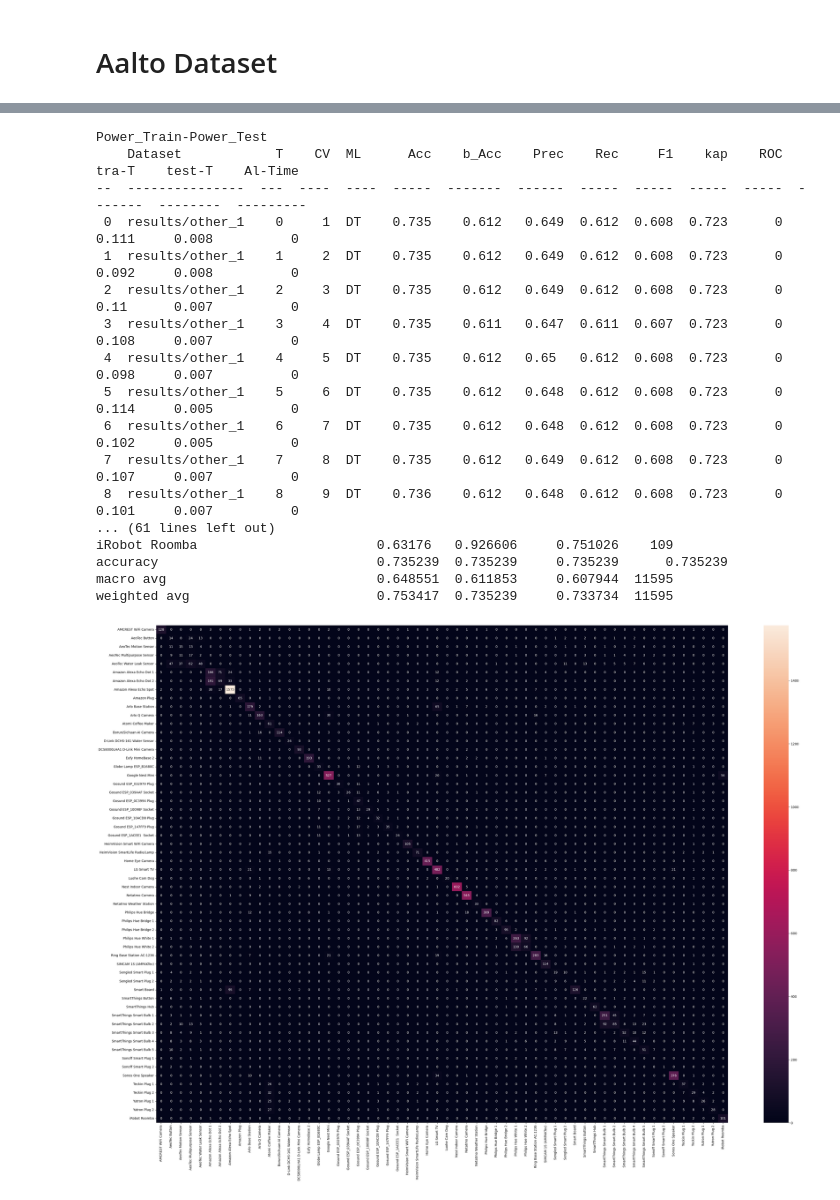
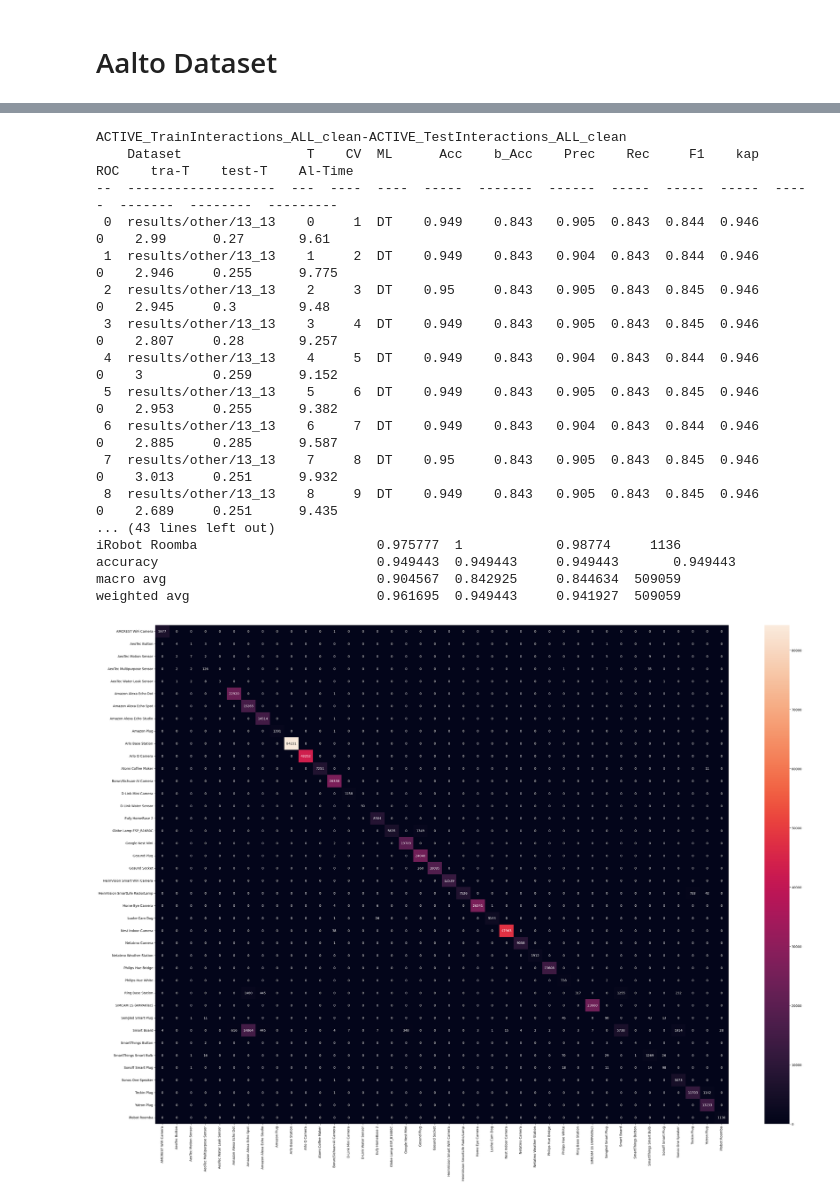
Before and after one commit to kahramankostas/IoTDevID-CIC, a Jupyter notebook: 04.1 - General evaluation with other data.ipynb, the cells around one changed output, grey strips where cells are left out. Saved outputs shown, nothing was run; the diff lists cells and outputs as text; code cells hidden in the pictures.

```diff
--- a/04.1 - General evaluation with other data.ipynb
+++ b/04.1 - General evaluation with other data.ipynb
@@ -51,6 +51,8 @@ import xgboost
 # %%
 def target_name(name):
     df = pd.read_csv(name,usecols=["Label"])
+    df["Label"]=df["Label"].replace(renamer)
+    df=df.dropna()
     target_names=sorted(list(df["Label"].unique()))
     return target_names
 # %%
@@ -203,6 +235,7 @@ def ML(loop1,loop2,output_csv1,cols,step,mixed,dname):
             #TRAIN
             df = pd.read_csv(loop1,usecols=cols)
             df=df.dropna()
+            df["Label"]=df["Label"].replace(renamer)
             m_train=df["MAC"]
             del df["MAC"]
             X_train =df[df.columns[0:-1]]
@@ -215,6 +248,7 @@ def ML(loop1,loop2,output_csv1,cols,step,mixed,dname):
             #TEST
             df = pd.read_csv(loop2,usecols=cols)
             df=df.dropna()
+            df["Label"]=df["Label"].replace(renamer)
             df = shuffle(df, random_state=42)
             m_test=df["MAC"]
             del df["MAC"]
@@ -289,9 +352,16 @@ folder(dataset)
+# %%
+TT=["./csvs/ACTIVE_TrainInteractions_ALL_clean.csv",
+"./csvs/ACTIVE_TrainPower_ALL_clean.csv"]
+
+T=["./csvs/ACTIVE_TestInteractions_ALL_clean.csv",
+"./csvs/ACTIVE_TestPower_ALL_clean.csv"]
 # %%
 say=0
-dataset="./results/other/"
+dataset="./results/other/1/"
 folder(dataset)
-for ii in ["./csvs/Interactions_Train.csv"]:
-    for iii in ["./csvs/Interactions_Test.csv"]:
+for ii in TT:
+    for iii in T:
+        #iii=ii.replace("Train","Test")
         say+=1
         train=ii
         test=iii
@@ -324,35 +448,36 @@ weighted avg                        0.858558  0.820026     0.83226   26860
 # %%
 say=0
-dataset="./results/other/"
+dataset="./results/other/13/"
 folder(dataset)
-for ii in ["./csvs/Power_Train.csv"]:
-    for iii in ["./csvs/Power_Test.csv"]:
+for ii in TT:
+    for iii in T:
+        #iii=ii.replace("Train","Test")
         say+=1
         train=ii
         test=iii
-        mixed=False
-        step=1
+        mixed=True
+        step=13
         sayac=1
         output_csv=f"{dataset}/@{ii[7:-4]}@{iii[7:-4]}.csv"
         print(f"{ii[7:-4]}-{iii[7:-4]}")
         target_names=target_name(test)
         ML(train,test,output_csv,feature,step,mixed,dataset[2:-1]+"_"+str(step))
 # %% [output]
-Power_Train-Power_Test
-    Dataset            T    CV  ML      Acc    b_Acc    Prec    Rec     F1    kap    ROC    tra-T    test-T    Al-Time
---  ---------------  ---  ----  ----  -----  -------  ------  -----  -----  -----  -----  -------  --------  ---------
- 0  results/other_1    0     1  DT    0.735    0.612   0.649  0.612  0.608  0.723      0    0.111     0.008          0
- 1  results/other_1    1     2  DT    0.735    0.612   0.649  0.612  0.608  0.723      0    0.092     0.008          0
- 2  results/other_1    2     3  DT    0.735    0.612   0.649  0.612  0.608  0.723      0    0.11      0.007          0
- 3  results/other_1    3     4  DT    0.735    0.611   0.647  0.611  0.607  0.723      0    0.108     0.007          0
- 4  results/other_1    4     5  DT    0.735    0.612   0.65   0.612  0.608  0.723      0    0.098     0.007          0
- 5  results/other_1    5     6  DT    0.735    0.612   0.648  0.612  0.608  0.723      0    0.114     0.005          0
- 6  results/other_1    6     7  DT    0.735    0.612   0.648  0.612  0.608  0.723      0    0.102     0.005          0
- 7  results/other_1    7     8  DT    0.735    0.612   0.649  0.612  0.608  0.723      0    0.107     0.007          0
- 8  results/other_1    8     9  DT    0.736    0.612   0.648  0.612  0.608  0.723      0    0.101     0.007          0
-... (61 lines left out)
-iRobot Roomba                       0.63176   0.926606     0.751026    109
-accuracy                            0.735239  0.735239     0.735239      0.735239
-macro avg                           0.648551  0.611853     0.607944  11595
-weighted avg                        0.753417  0.735239     0.733734  11595
+ACTIVE_TrainInteractions_ALL_clean-ACTIVE_TestInteractions_ALL_clean
+    Dataset                T    CV  ML      Acc    b_Acc    Prec    Rec     F1    kap    ROC    tra-T    test-T    Al-Time
+--  -------------------  ---  ----  ----  -----  -------  ------  -----  -----  -----  -----  -------  --------  ---------
+ 0  results/other/13_13    0     1  DT    0.949    0.843   0.905  0.843  0.844  0.946      0    2.99      0.27       9.61
+ 1  results/other/13_13    1     2  DT    0.949    0.843   0.904  0.843  0.844  0.946      0    2.946     0.255      9.775
+ 2  results/other/13_13    2     3  DT    0.95     0.843   0.905  0.843  0.845  0.946      0    2.945     0.3        9.48
+ 3  results/other/13_13    3     4  DT    0.949    0.843   0.905  0.843  0.845  0.946      0    2.807     0.28       9.257
+ 4  results/other/13_13    4     5  DT    0.949    0.843   0.904  0.843  0.844  0.946      0    3         0.259      9.152
+ 5  results/other/13_13    5     6  DT    0.949    0.843   0.905  0.843  0.845  0.946      0    2.953     0.255      9.382
+ 6  results/other/13_13    6     7  DT    0.949    0.843   0.904  0.843  0.844  0.946      0    2.885     0.285      9.587
+ 7  results/other/13_13    7     8  DT    0.95     0.843   0.905  0.843  0.845  0.946      0    3.013     0.251      9.932
+ 8  results/other/13_13    8     9  DT    0.949    0.843   0.905  0.843  0.845  0.946      0    2.689     0.251      9.435
+... (43 lines left out)
+iRobot Roomba                       0.975777  1            0.98774     1136
+accuracy                            0.949443  0.949443     0.949443       0.949443
+macro avg                           0.904567  0.842925     0.844634  509059
+weighted avg                        0.961695  0.949443     0.941927  509059
-[figure, old version]
+[figure, new version]
```
Also changed, not shown: parts of 16 cells of this notebook, 26 other files.
